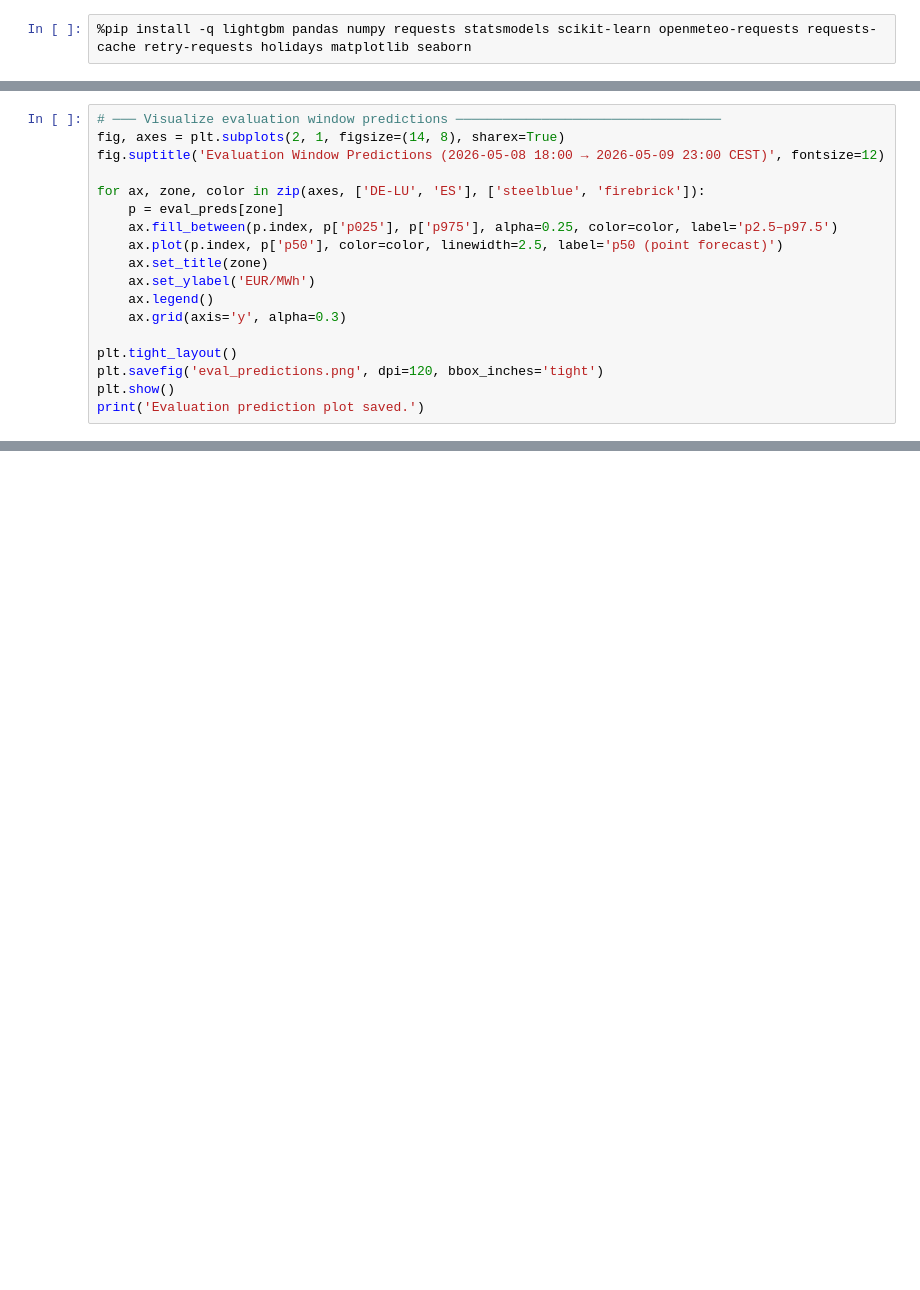
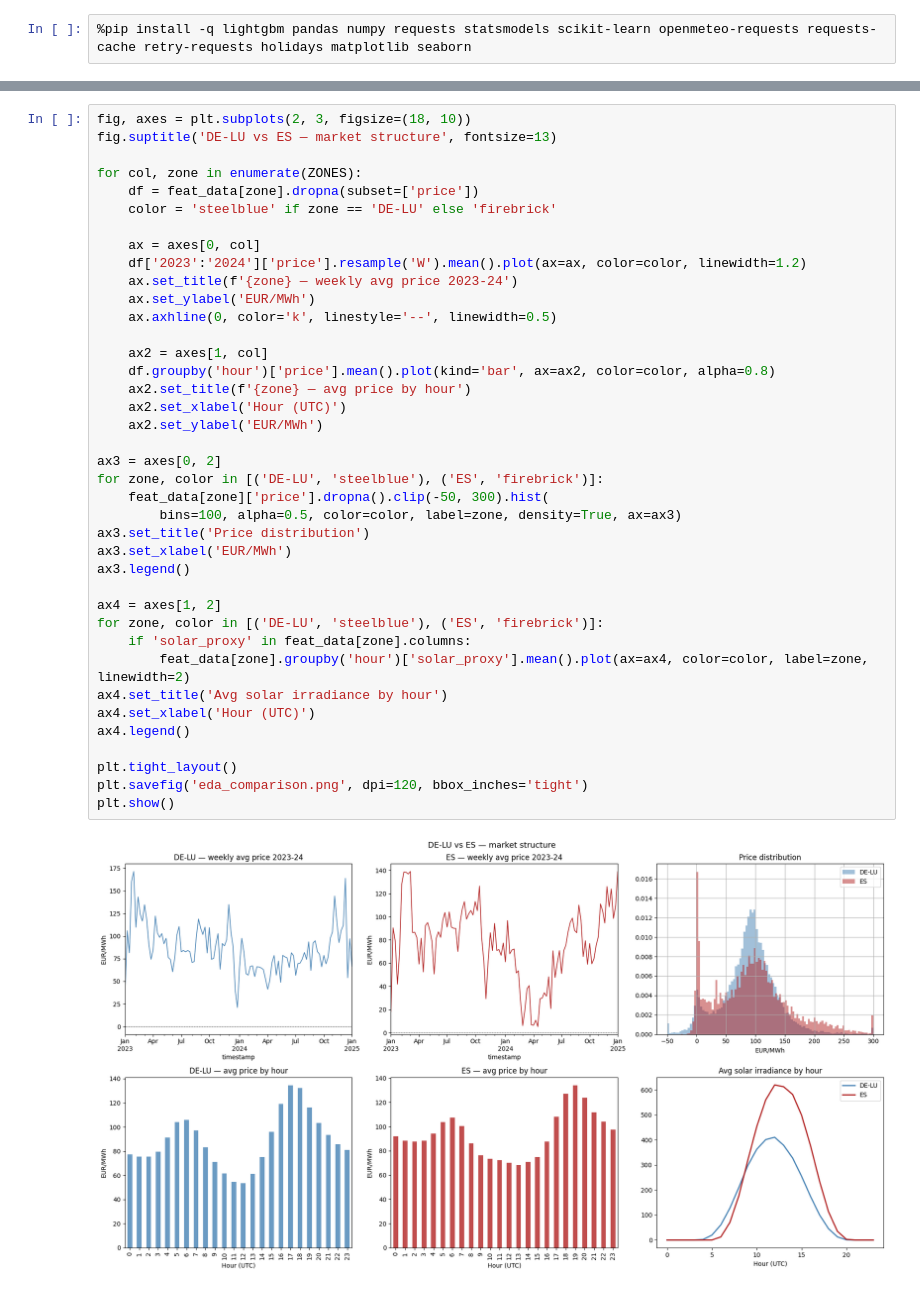
Before and after one commit to sramponi86/Frigg_ETH_Hackaton_energy_prediction, a Jupyter notebook: ramse_model.ipynb, the cells around one changed output, grey strips where cells are left out. Drawn from its saved outputs; the diff is of its cells as text; blank space fills up the shorter version.

```diff
--- a/ramse_model.ipynb
+++ b/ramse_model.ipynb
@@ -1254,18 +14,0 @@ Rows: 30
-# %%
-# ─── Visualize evaluation window predictions ──────────────────────────────────
-fig, axes = plt.subplots(2, 1, figsize=(14, 8), sharex=True)
-fig.suptitle('Evaluation Window Predictions (2026-05-08 18:00 → 2026-05-09 23:00 CEST)', fontsize=12)
-
-for ax, zone, color in zip(axes, ['DE-LU', 'ES'], ['steelblue', 'firebrick']):
-    p = eval_preds[zone]
-    ax.fill_between(p.index, p['p025'], p['p975'], alpha=0.25, color=color, label='p2.5–p97.5')
-    ax.plot(p.index, p['p50'], color=color, linewidth=2.5, label='p50 (point forecast)')
-    ax.set_title(zone)
-    ax.set_ylabel('EUR/MWh')
-    ax.legend()
-    ax.grid(axis='y', alpha=0.3)
-
-plt.tight_layout()
-plt.savefig('eval_predictions.png', dpi=120, bbox_inches='tight')
-plt.show()
-print('Evaluation prediction plot saved.')
@@ -1324,0 +544,41 @@ data/README.txt written.
+# %%
+fig, axes = plt.subplots(2, 3, figsize=(18, 10))
+fig.suptitle('DE-LU vs ES — market structure', fontsize=13)
+
+for col, zone in enumerate(ZONES):
+    df = feat_data[zone].dropna(subset=['price'])
+    color = 'steelblue' if zone == 'DE-LU' else 'firebrick'
+
+    ax = axes[0, col]
+    df['2023':'2024']['price'].resample('W').mean().plot(ax=ax, color=color, linewidth=1.2)
+    ax.set_title(f'{zone} — weekly avg price 2023-24')
+    ax.set_ylabel('EUR/MWh')
+    ax.axhline(0, color='k', linestyle='--', linewidth=0.5)
+
+    ax2 = axes[1, col]
+    df.groupby('hour')['price'].mean().plot(kind='bar', ax=ax2, color=color, alpha=0.8)
+    ax2.set_title(f'{zone} — avg price by hour')
+    ax2.set_xlabel('Hour (UTC)')
+    ax2.set_ylabel('EUR/MWh')
+
+ax3 = axes[0, 2]
+for zone, color in [('DE-LU', 'steelblue'), ('ES', 'firebrick')]:
+    feat_data[zone]['price'].dropna().clip(-50, 300).hist(
+        bins=100, alpha=0.5, color=color, label=zone, density=True, ax=ax3)
+ax3.set_title('Price distribution')
+ax3.set_xlabel('EUR/MWh')
+ax3.legend()
+
+ax4 = axes[1, 2]
+for zone, color in [('DE-LU', 'steelblue'), ('ES', 'firebrick')]:
+    if 'solar_proxy' in feat_data[zone].columns:
+        feat_data[zone].groupby('hour')['solar_proxy'].mean().plot(ax=ax4, color=color, label=zone, linewidth=2)
+ax4.set_title('Avg solar irradiance by hour')
+ax4.set_xlabel('Hour (UTC)')
+ax4.legend()
+
+plt.tight_layout()
+plt.savefig('eda_comparison.png', dpi=120, bbox_inches='tight')
+plt.show()
+# %% [output]
+[figure, added]
```
Also changed, not shown: parts of 61 cells of this notebook.
